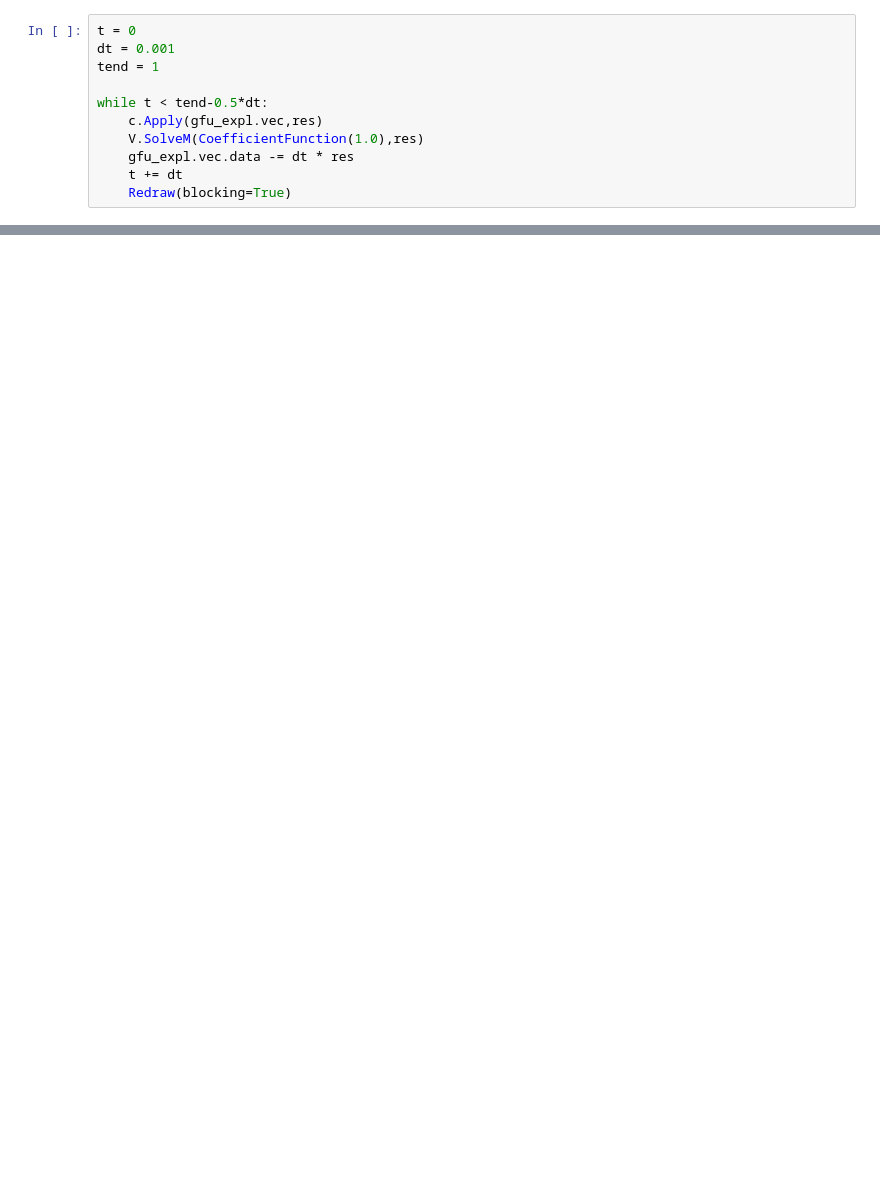
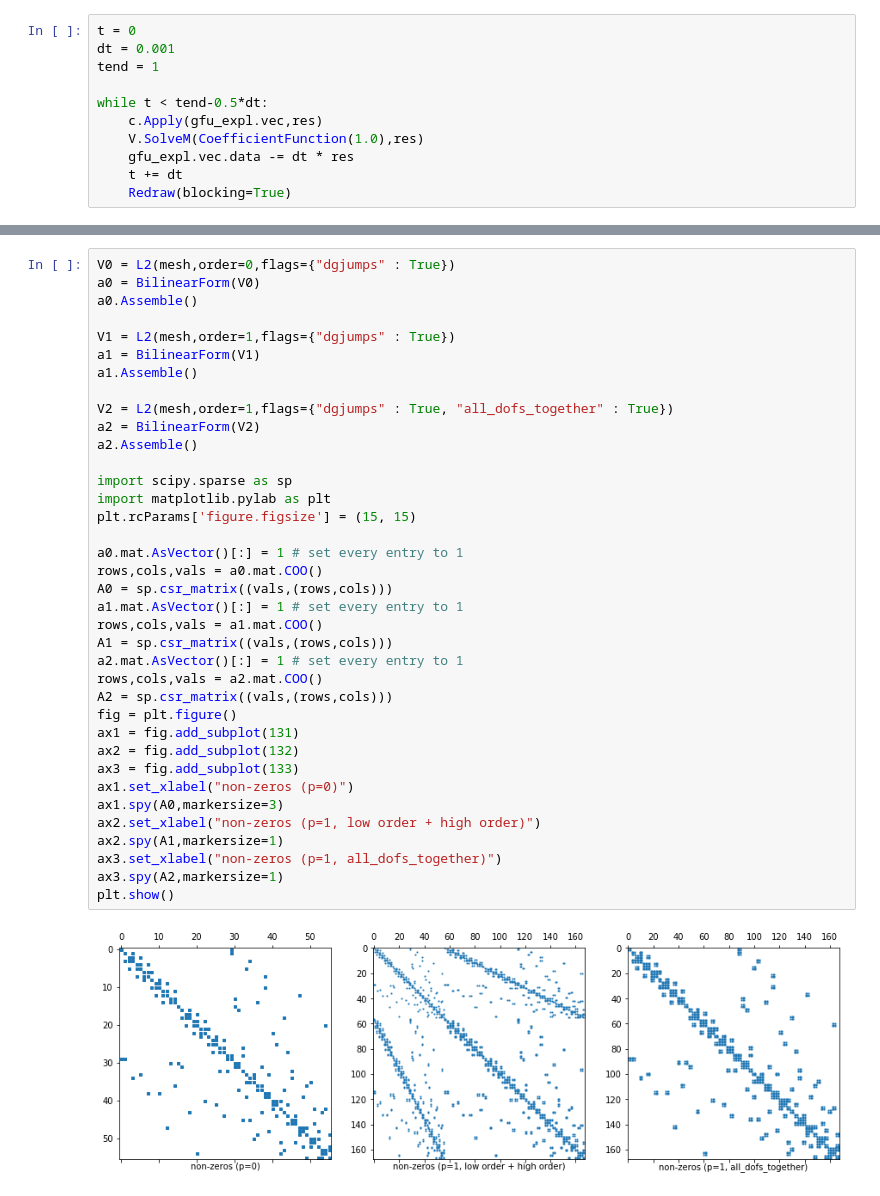
Before and after one commit to ddrake/ngsolve_notebooks, a Jupyter notebook: DG_Method_for_convection.ipynb, the cells around one changed output, grey strips where cells are left out. Cells and saved outputs as stored; diff of their text form; blank space fills up the shorter version.

```diff
--- a/DG_Method_for_convection.ipynb
+++ b/DG_Method_for_convection.ipynb
@@ -85,0 +215,39 @@ print(type(vals))
+# %%
+V0 = L2(mesh,order=0,flags={"dgjumps" : True})
+a0 = BilinearForm(V0)
+a0.Assemble()
+
+V1 = L2(mesh,order=1,flags={"dgjumps" : True})
+a1 = BilinearForm(V1)
+a1.Assemble()
+
+V2 = L2(mesh,order=1,flags={"dgjumps" : True, "all_dofs_together" : True})
+a2 = BilinearForm(V2)
+a2.Assemble()
+
+import scipy.sparse as sp
+import matplotlib.pylab as plt
+plt.rcParams['figure.figsize'] = (15, 15)
+
+a0.mat.AsVector()[:] = 1 # set every entry to 1
+rows,cols,vals = a0.mat.COO()
+A0 = sp.csr_matrix((vals,(rows,cols)))
+a1.mat.AsVector()[:] = 1 # set every entry to 1
+rows,cols,vals = a1.mat.COO()
+A1 = sp.csr_matrix((vals,(rows,cols)))
+a2.mat.AsVector()[:] = 1 # set every entry to 1
+rows,cols,vals = a2.mat.COO()
+A2 = sp.csr_matrix((vals,(rows,cols)))
+fig = plt.figure()
+ax1 = fig.add_subplot(131)
+ax2 = fig.add_subplot(132)
+ax3 = fig.add_subplot(133)
+ax1.set_xlabel("non-zeros (p=0)")
+ax1.spy(A0,markersize=3)
+ax2.set_xlabel("non-zeros (p=1, low order + high order)")
+ax2.spy(A1,markersize=1)
+ax3.set_xlabel("non-zeros (p=1, all_dofs_together)")
+ax3.spy(A2,markersize=1)
+plt.show()
+# %% [output]
+[figure, added]
```
Also changed, not shown: parts of 14 cells of this notebook, 24 other files.
